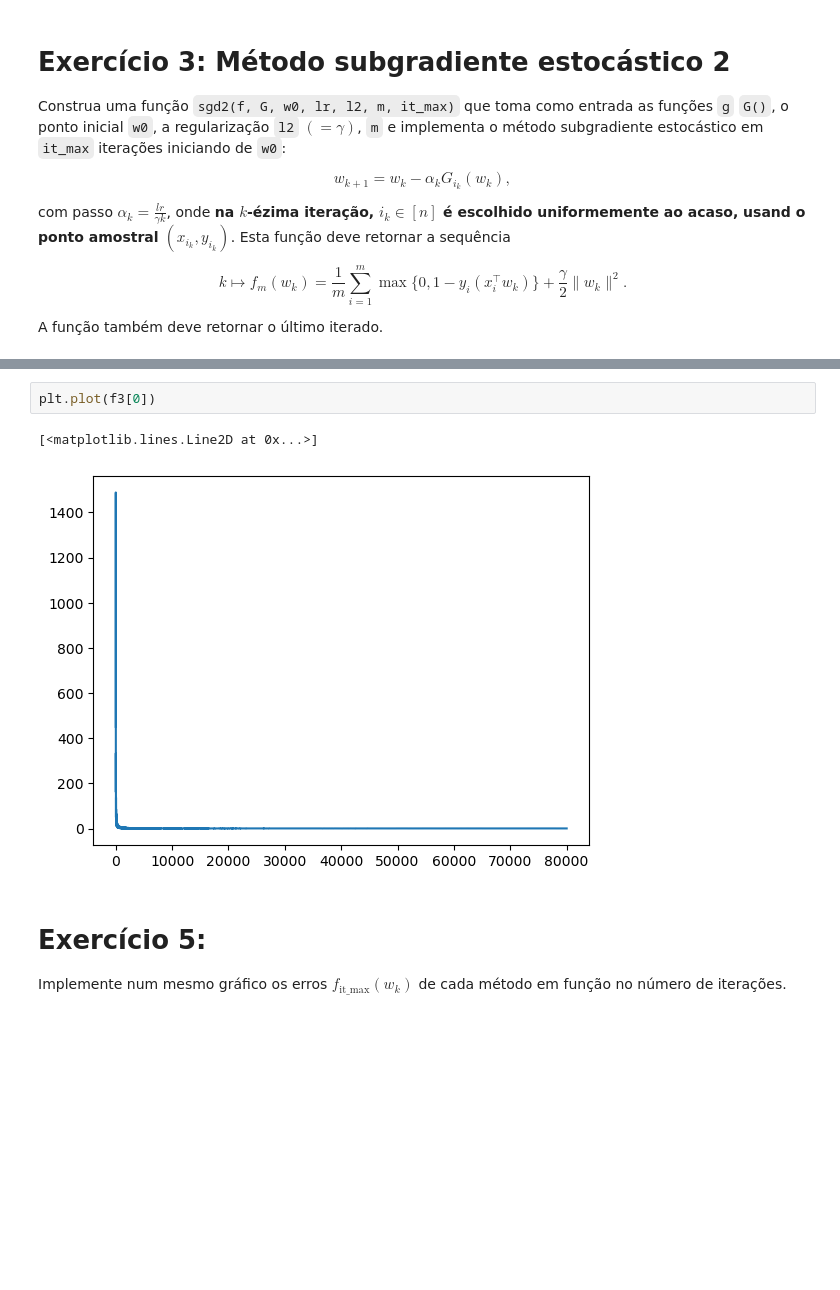
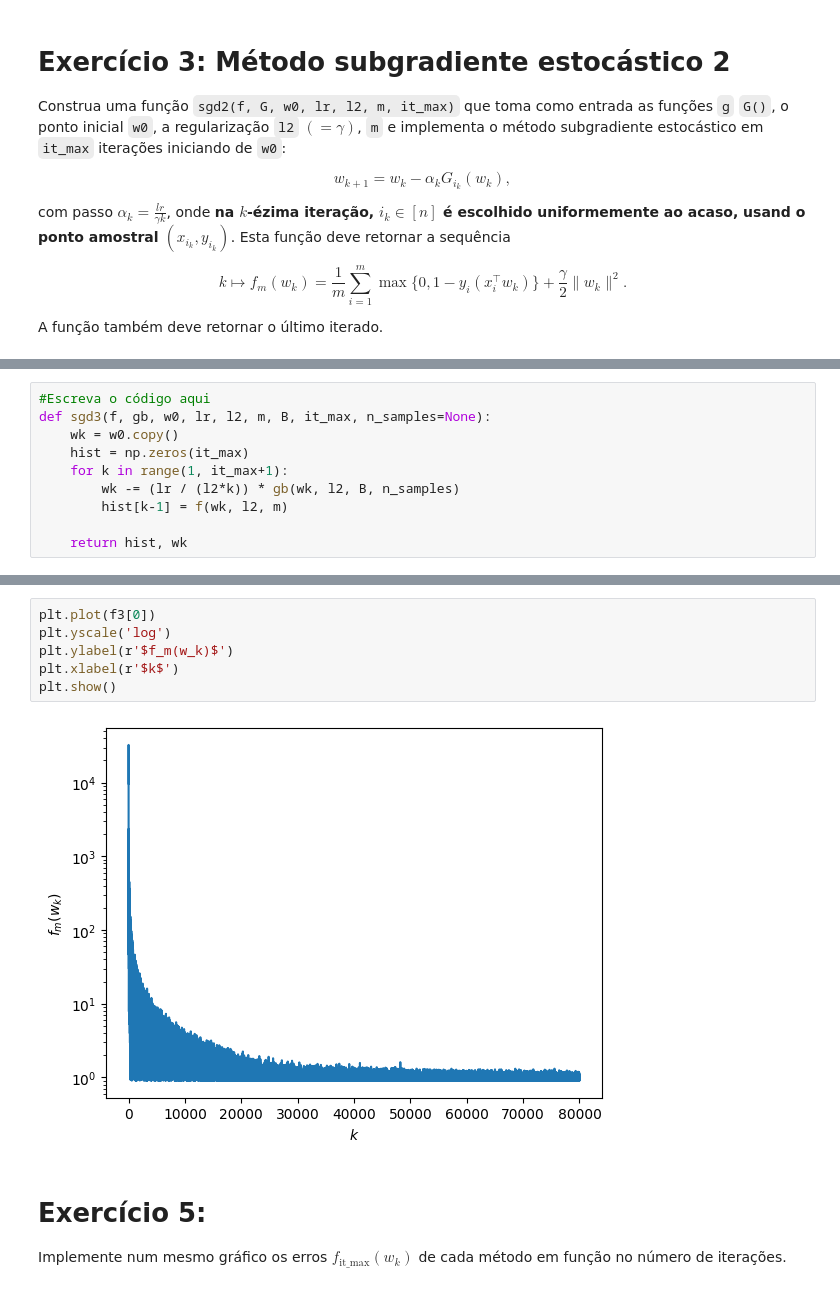
Before and after one commit to d4ruh/OCD-2026, a Jupyter notebook: projeto-02/svm.ipynb, the cells around one changed output, grey strips where cells are left out. Cells and saved outputs as stored; diff of their text form; blank space fills up the shorter version.

```diff
--- a/projeto-02/svm.ipynb
+++ b/projeto-02/svm.ipynb
@@ -148,2 +193,12 @@ A função também deve retornar o último iterado. Implemente com passo $\alpha
+# %%
+#Escreva o código aqui
+def sgd3(f, gb, w0, lr, l2, m, B, it_max, n_samples=None):
+	wk = w0.copy()
+	hist = np.zeros(it_max)
+	for k in range(1, it_max+1):
+		wk -= (lr / (l2*k)) * gb(wk, l2, B, n_samples)
+		hist[k-1] = f(wk, l2, m)
+
+	return hist, wk
 # %%
 f3 = sgd3(f, gB, w0, 1e-1, l2, m, B, it_max)
@@ -152,8 +205,11 @@ Time execution for SGD2: 37.844150000019
-# %%
-plt.plot(f3[0])
-# %% [output]
-[<matplotlib.lines.Line2D at 0x...>]
-[figure, removed]
+# %%
+plt.plot(f3[0])
+plt.yscale('log')
+plt.ylabel(r'$f_m(w_k)$')
+plt.xlabel(r'$k$')
+plt.show()
+# %% [output]
+[figure, added]
 # %% [markdown]
 # Exercício 5:
 
```
Also changed, not shown: parts of 31 cells of this notebook.
